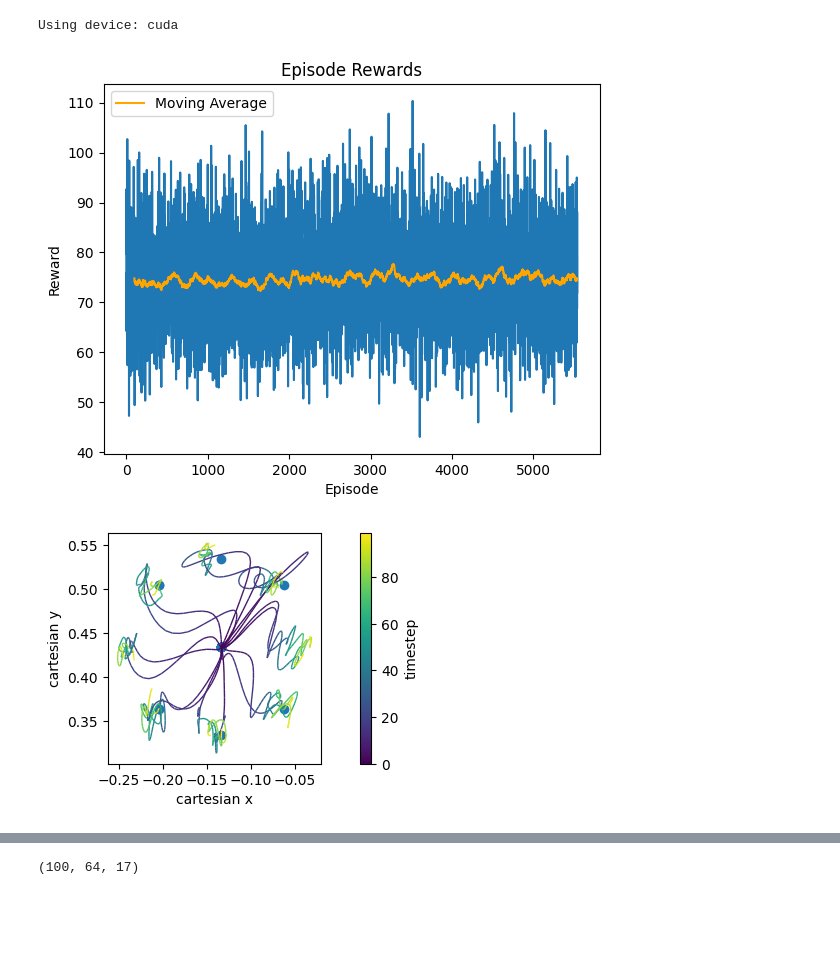
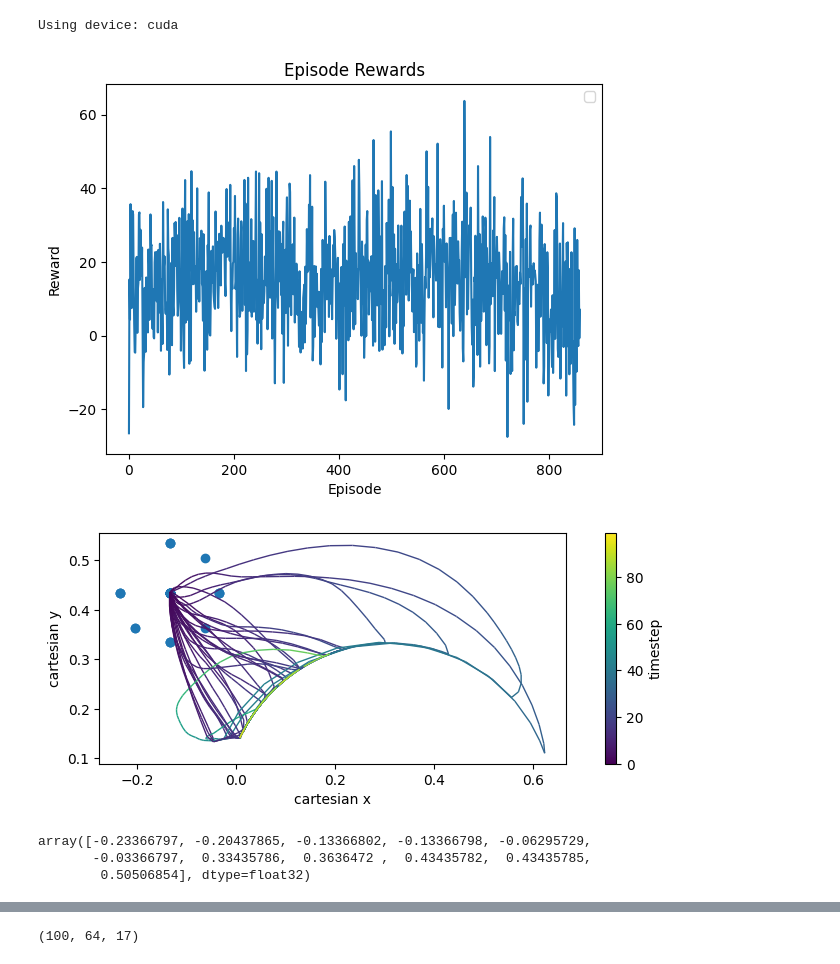
Before and after one commit to clmnlab/MotorNet, a Jupyter notebook: test.ipynb, the cells around one changed output, grey strips where cells are left out. Drawn from its saved outputs; the diff is of its cells as text; code cells hidden in the pictures; blank space fills up the shorter version.

```diff
--- a/test.ipynb
+++ b/test.ipynb
@@ -89,13 +93,14 @@ def plot_rewards(filename):
     plt.plot(rewards['episode_rewards'])
     # plot moving average
     window_size = 100
-    moving_avg = np.convolve(rewards['episode_rewards'], np.ones(window_size)/window_size, mode='valid')
-    plt.plot(np.arange(window_size-1, len(rewards['episode_rewards'])), moving_avg, color='orange', label='Moving Average')
+    # moving_avg = np.convolve(rewards['episode_rewards'], np.ones(window_size)/window_size, mode='valid')
+    # plt.plot(np.arange(window_size-1, len(rewards['episode_rewards'])), moving_avg, color='orange', label='Moving Average')
     plt.legend()
     plt.xlabel('Episode')
     plt.ylabel('Reward')
     plt.title('Episode Rewards')
     plt.show()
-plot_rewards('./results/gruppo_agent5/episode_rewards_new.json')
+# plot_rewards('./results/gruppo_agent6/episode_rewards.json')
+plot_rewards('./results/gruppo_agent8/episode_rewards.json')
 # %% [output]
-[figure, old version]
+[figure, new version]
@@ -102,16 +119,22 @@ plot_rewards('./results/gruppo_agent5/episode_rewards_new.json')
 # %%
 ## Test the agent
 device = 'cpu' # test model on CPU
 env_gym = CentreOutFFGym(effector=effector, **env_params)
 
 agent = GRUPPOAgent(env)
-agent.load('./results/gruppo_agent5/agent_epi6550.pth')
-# data = run_rollout(env_gym, agent, batch_size = 64, condition='test',ff_coefficient = 0.)
-data = run_rollout(env_gym, agent, batch_size = 16, condition='test',ff_coefficient = 0.)
+agent.load('./results/gruppo_agent7/agent_epi4000.pth')
+agent.load('./results/gruppo_agent8/agent_epi700.pth')
+data = run_rollout(env_gym, agent, batch_size = 32, condition='test',ff_coefficient = 0.)
 
 xy = data['xy'].detach().cpu().numpy()
 tg = data['tg'].detach().cpu().numpy()
 # fg, ax = plt.subplots(nrows=1,ncols=1)
 plot_simulations2(xy, tg)
 # %% [output]
-[figure, old version]
+[figure, new version]
+# %%
+np.unique(tg)
+# %% [output]
+array([-0.23366797, -0.20437865, -0.13366802, -0.13366798, -0.06295729,
+       -0.03366797,  0.33435786,  0.3636472 ,  0.43435782,  0.43435785,
+        0.50506854], dtype=float32)
```
Also changed, not shown: parts of 4 cells of this notebook, 8 other files.
